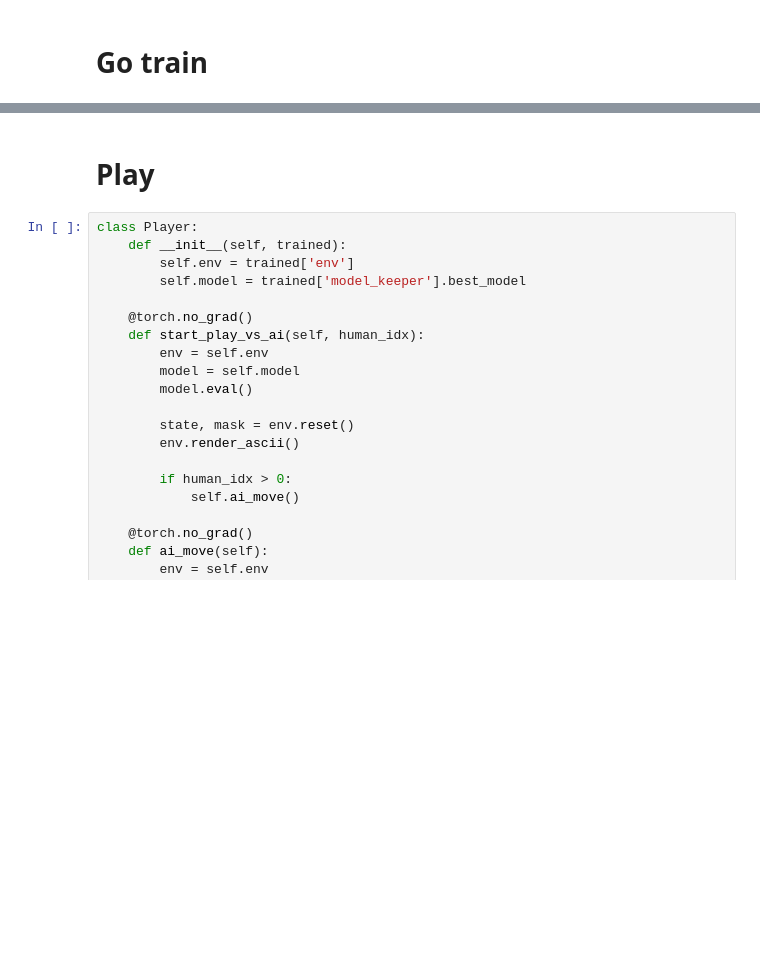
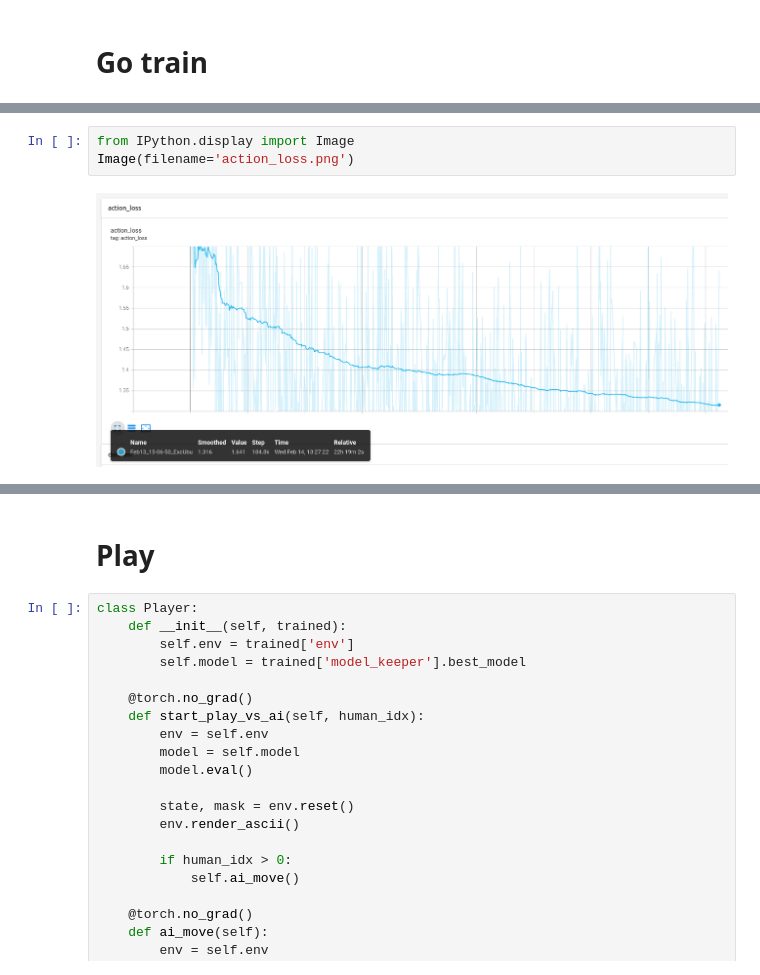
Before and after one commit to omikad/studying-ml, a Jupyter notebook: AlphaZero/alphazero_connectfour.ipynb, the cells around one changed output, grey strips where cells are left out. Saved outputs shown, nothing was run; the diff lists cells and outputs as text; blank space fills up the shorter version.

```diff
--- a/AlphaZero/alphazero_connectfour.ipynb
+++ b/AlphaZero/alphazero_connectfour.ipynb
@@ -766,0 +772,5 @@ If trained model moves first it wins 446 games, loses 54
+# %%
+from IPython.display import Image
+Image(filename='action_loss.png')
+# %% [output]
+[figure, added]
```
Also changed, not shown: parts of 11 cells of this notebook, 5 other files.
